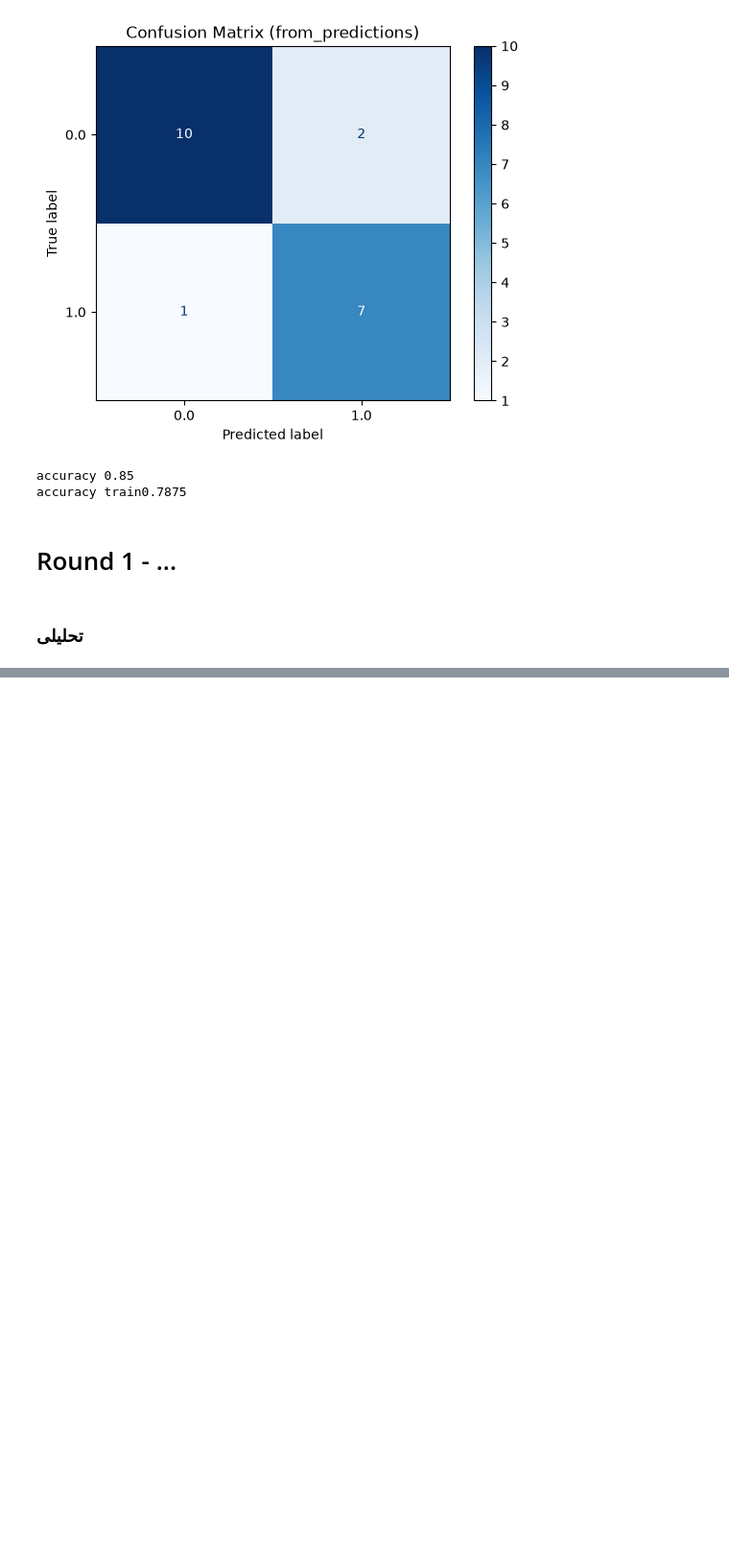
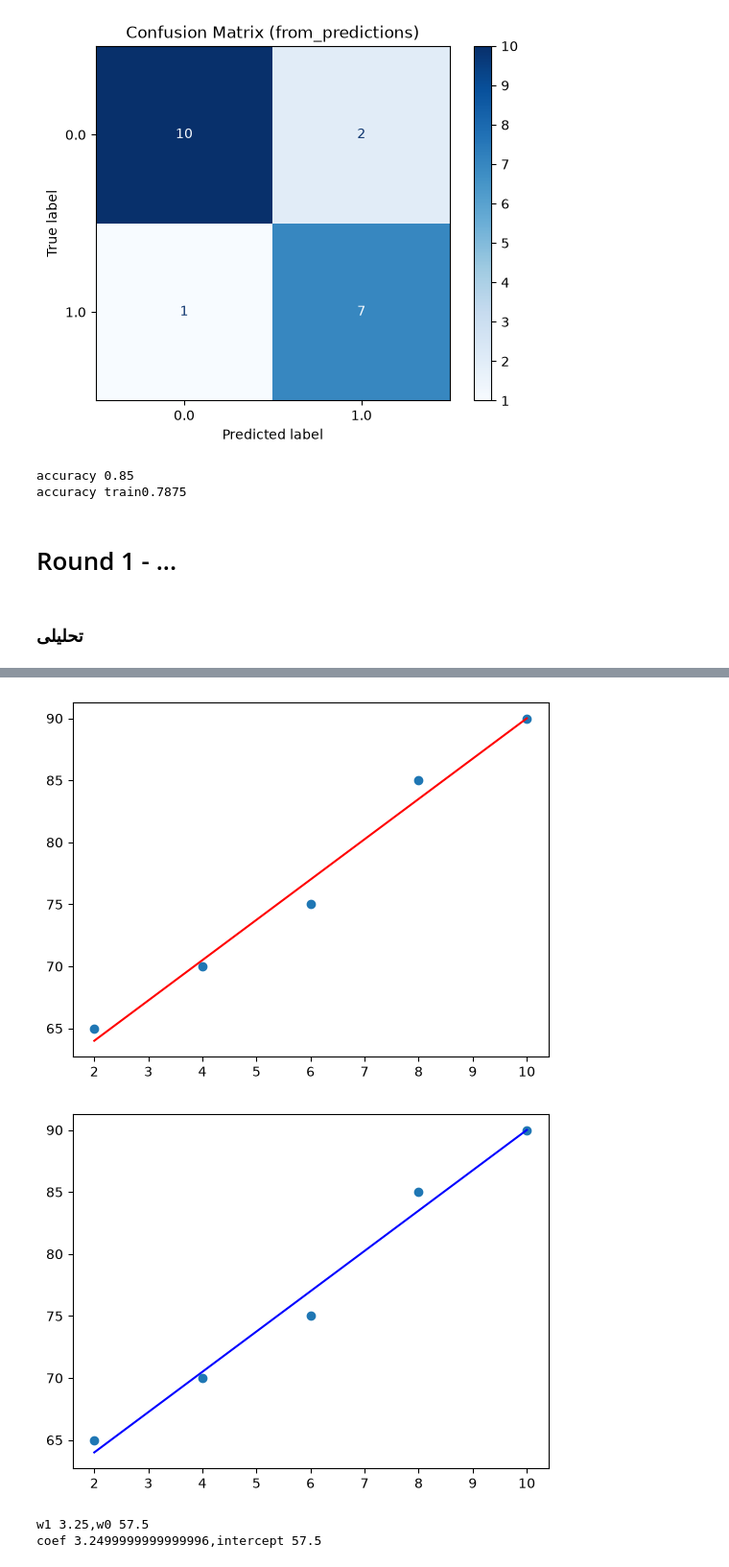
Before and after one commit to mrpanigale/Maktab-AI-145, a Jupyter notebook: CWs/week6/week6_1.ipynb, the cells around one changed output, grey strips where cells are left out. Shown at 96% size. Drawn from its saved outputs; the diff is of its cells as text; code cells hidden in the pictures; blank space fills up the shorter version.

```diff
--- a/CWs/week6/week6_1.ipynb
+++ b/CWs/week6/week6_1.ipynb
@@ -286,0 +366,28 @@ accuracy train0.7875
+# %%
+x = np.array([2,4,6,8,10])
+y = np.array([65,70,75,85,90])
+
+w1 = sum((x - np.mean(x)) * (y - np.mean(y))) / sum((x - np.mean(x))**2)
+w0 = np.mean(y) - w1 * np.mean(x)
+
+
+ypred_handy = x*w1 + w0
+linear_model = LinearRegression()
+linear_model.fit(x.reshape(-1,1),y)
+ypred = linear_model.predict(x.reshape(-1,1))
+
+plt.scatter(x,y,label = "data")
+plt.plot(x,ypred_handy,c='red',label="handy way prediction")
+plt.show()
+
+plt.scatter(x,y,label = "data")
+
+plt.plot(x,ypred,label = 'model prediction',c= "blue")
+plt.show()
+
+print(f"w1 { w1},w0 {w0}\ncoef {linear_model.coef_[0]},intercept {linear_model.intercept_}")
+# %% [output]
+[figure, added]
+[figure, added]
+w1 3.25,w0 57.5
+coef 3.2499999999999996,intercept 57.5
```
Also changed, not shown: parts of 2 cells of this notebook, 1 other file.
